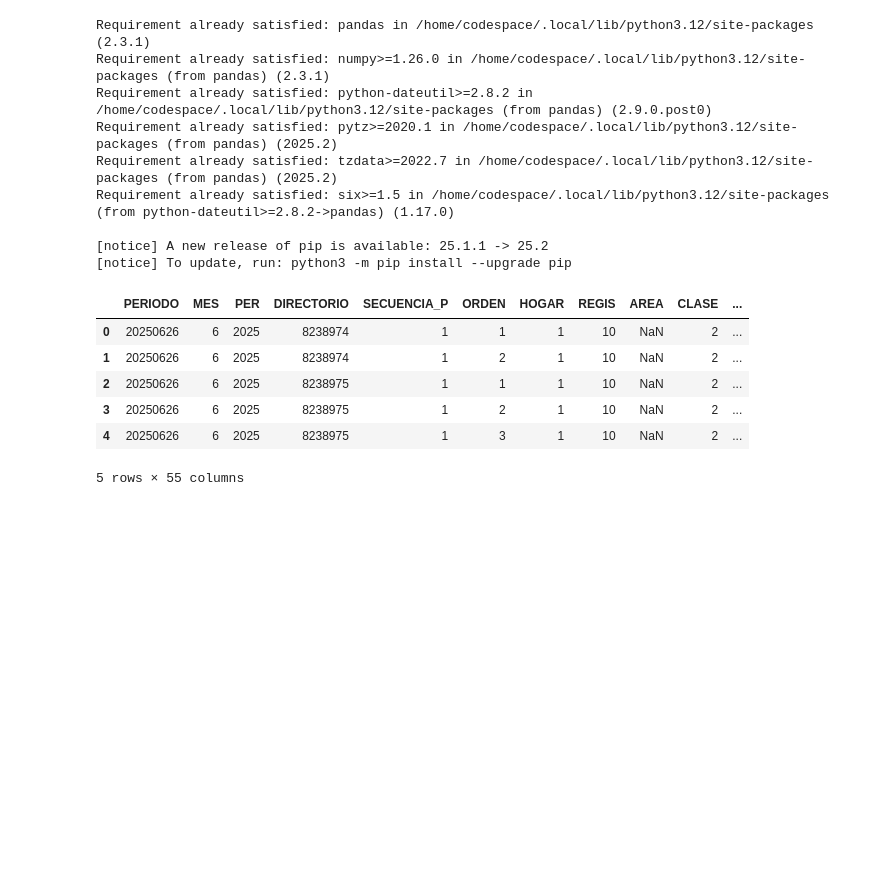
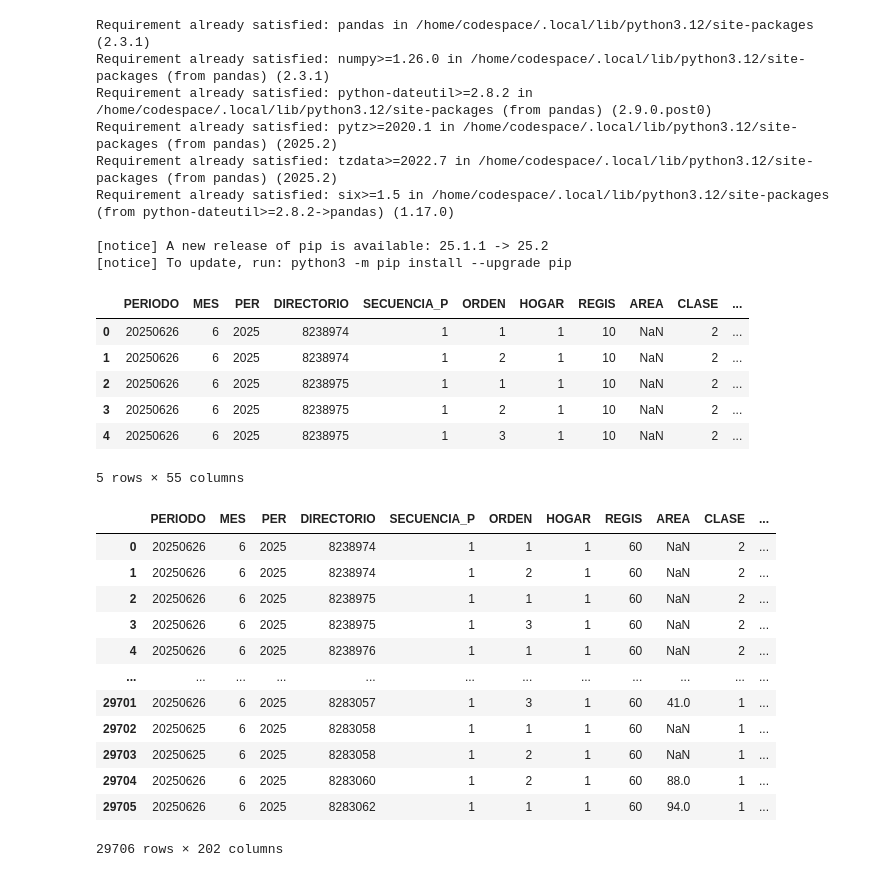
Before and after one commit to Caleb040402/Caleb-Londo-o-Electiva-1, a Jupyter notebook: Notebook/02_GEImanipulation_tablas.ipynb, the cells around one changed output. Drawn from its saved outputs; the diff is of its cells as text; code cells hidden in the pictures; blank space fills up the shorter version.

Commit message:
Clase_25_de_Agosto

```diff
--- a/Notebook/02_GEImanipulation_tablas.ipynb
+++ b/Notebook/02_GEImanipulation_tablas.ipynb
@@ -26,3 +26,23 @@ df_cgsse.head()
 | 3 | 20250626 | 6 | 2025 | 8238975 | 1 | 2 | 1 | 10 | NaN | 2 | ... |
 | 4 | 20250626 | 6 | 2025 | 8238975 | 1 | 3 | 1 | 10 | NaN | 2 | ... |
 5 rows × 55 columns
+# %%
+#Leyendo los datos de la GEIH
+df_ocupados = pd.read_csv('https://github.com/niconomist98/DataAnalyticsUQ/raw/refs/heads/main/Datos/GEIH2025/Ocupados.CSV'
+                         ,encoding='latin',sep=';')
+
+df_ocupados
+# %% [output]
+|  | PERIODO | MES | PER | DIRECTORIO | SECUENCIA_P | ORDEN | HOGAR | REGIS | AREA | CLASE | ... |
+| 0 | 20250626 | 6 | 2025 | 8238974 | 1 | 1 | 1 | 60 | NaN | 2 | ... |
+| 1 | 20250626 | 6 | 2025 | 8238974 | 1 | 2 | 1 | 60 | NaN | 2 | ... |
+| 2 | 20250626 | 6 | 2025 | 8238975 | 1 | 1 | 1 | 60 | NaN | 2 | ... |
+| 3 | 20250626 | 6 | 2025 | 8238975 | 1 | 3 | 1 | 60 | NaN | 2 | ... |
+| 4 | 20250626 | 6 | 2025 | 8238976 | 1 | 1 | 1 | 60 | NaN | 2 | ... |
+| ... | ... | ... | ... | ... | ... | ... | ... | ... | ... | ... | ... |
+| 29701 | 20250626 | 6 | 2025 | 8283057 | 1 | 3 | 1 | 60 | 41.0 | 1 | ... |
+| 29702 | 20250625 | 6 | 2025 | 8283058 | 1 | 1 | 1 | 60 | NaN | 1 | ... |
+| 29703 | 20250625 | 6 | 2025 | 8283058 | 1 | 2 | 1 | 60 | NaN | 1 | ... |
+| 29704 | 20250626 | 6 | 2025 | 8283060 | 1 | 2 | 1 | 60 | 88.0 | 1 | ... |
+| 29705 | 20250626 | 6 | 2025 | 8283062 | 1 | 1 | 1 | 60 | 94.0 | 1 | ... |
+29706 rows × 202 columns
```
Also changed, not shown: parts of 25 cells of this notebook.
